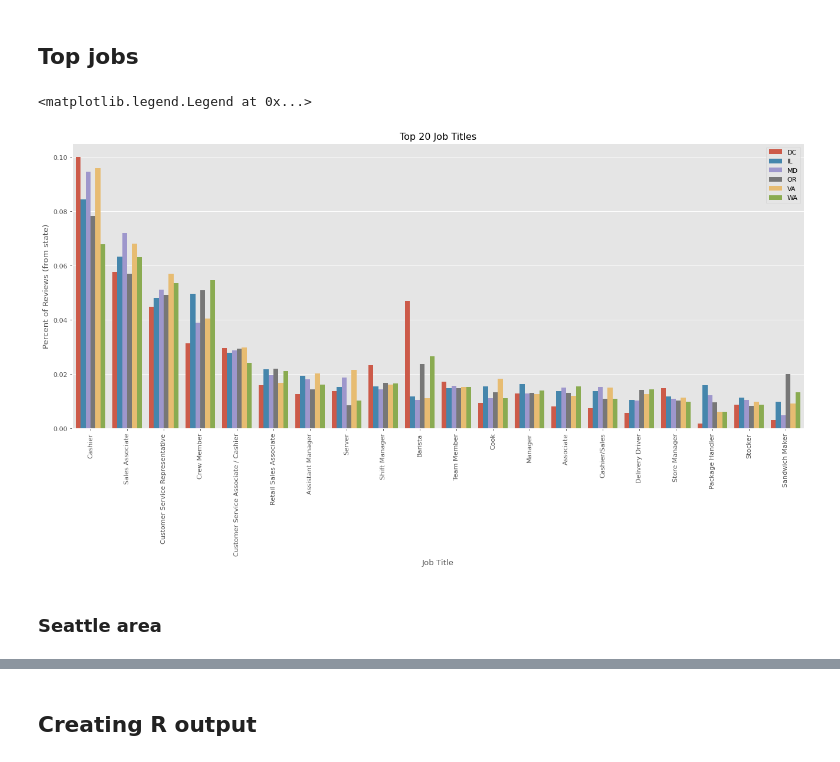
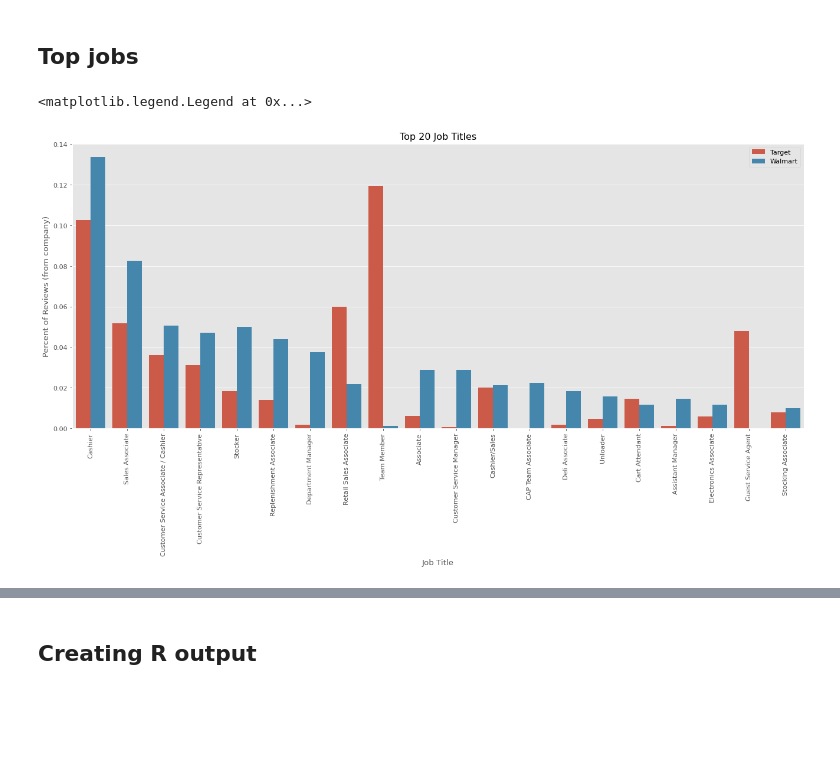
Before and after one commit to catabia/indeed, a Jupyter notebook: walmart_target.ipynb, the cells around one changed output, grey strips where cells are left out. Saved outputs shown, nothing was run; the diff lists cells and outputs as text; code cells hidden in the pictures; blank space fills up the shorter version.

```diff
--- a/walmart_target.ipynb
+++ b/walmart_target.ipynb
@@ -403,6 +256,6 @@ Name: mw_region, Length: 253465, dtype: object
 df['month_year'] = pd.to_datetime(df['review_date']).dt.strftime('%Y-%m')
 # %%
 df = df[df.review_year>=2012]
-df = df[df.review_year < 2020]
+#df = df[df.review_year < 2020]
 df.shape
 # %% [output]
@@ -412,10 +262,0 @@ df.shape
-# %%
-# adding in the mw values
-
-df['min_wage_val'] = 0
-
-for i, row in df.iterrows():
-  df.loc[i, 'min_wage_val'] = mw_dict[row.mw_region][row.month_year]
-
-print(df.min_wage_val.max())
-print(df.min_wage_val.min())
@@ -427,7 +262,0 @@ print(df.min_wage_val.min())
-# %%
-# **CHECKPOINT 2!!**
-
-#df.to_pickle("/content/drive/MyDrive/hannah_research/data/mw_indeed2.pkl")
-
-df = pd.read_pickle("/content/drive/MyDrive/hannah_research/data/mw_indeed2.pkl")
-df.shape
@@ -435,0 +265,6 @@ df.shape
+# %%
+print(df.shape)
+nc_df = df[df.current==0]
+df = df[df.current==1]
+print(df.shape)
+print(nc_df.shape)
@@ -600,37 +322,38 @@ plt.tick_params(axis='x', rotation=90)
 # %%
 figure(figsize=(20,8), dpi=80)
 top_jobs = df.norm_job_title.value_counts(normalize=True)[:20].index.tolist()
 job_df = df[df.norm_job_title.isin(top_jobs)]
 
 
 # number of reviews by region and job title
-perc = job_df.groupby('state')['norm_job_title'].value_counts().astype(float)
+perc = job_df.groupby('company_name')['norm_job_title'].value_counts().astype(float)
 
 # number of reviews in each region
-total = df.state.value_counts().astype(float)
+total = df.company_name.value_counts().astype(float)
 
 # divide by totals in region
 for region in total.axes[0].tolist():
   for job in top_jobs:
-    perc[region][job] = perc[region][job]/total[region]
+    try:
+      perc[region][job] = perc[region][job]/total[region]
+    except:
+      perc[region][job] =0
 
 
 # undo multi-indexing
 perc = perc.to_frame()
 perc = perc.rename(columns={'norm_job_title':'percentage'})
 perc = perc.reset_index()
 #print(perc)
 
-sns.barplot(data=perc, x='norm_job_title',y='percentage', hue = 'state', order = top_jobs)
+sns.barplot(data=perc, x='norm_job_title',y='percentage', hue = 'company_name', order = top_jobs)
 #sns.countplot(data=job_df, x='norm_job_title', hue = 'state', order = top_jobs)
 plt.title("Top 20 Job Titles")
 plt.xlabel('Job Title')
 locs, labs = plt.xticks()
 plt.xticks(ticks=locs, rotation=90)
-plt.ylabel('Percent of Reviews (from state)')
+plt.ylabel('Percent of Reviews (from company)')
 plt.legend()
 # %% [output]
 <matplotlib.legend.Legend at 0x...>
-[figure, old version]
+[figure, new version]
-# %% [markdown]
-### Seattle area
```
Also changed, not shown: parts of 75 cells of this notebook.
